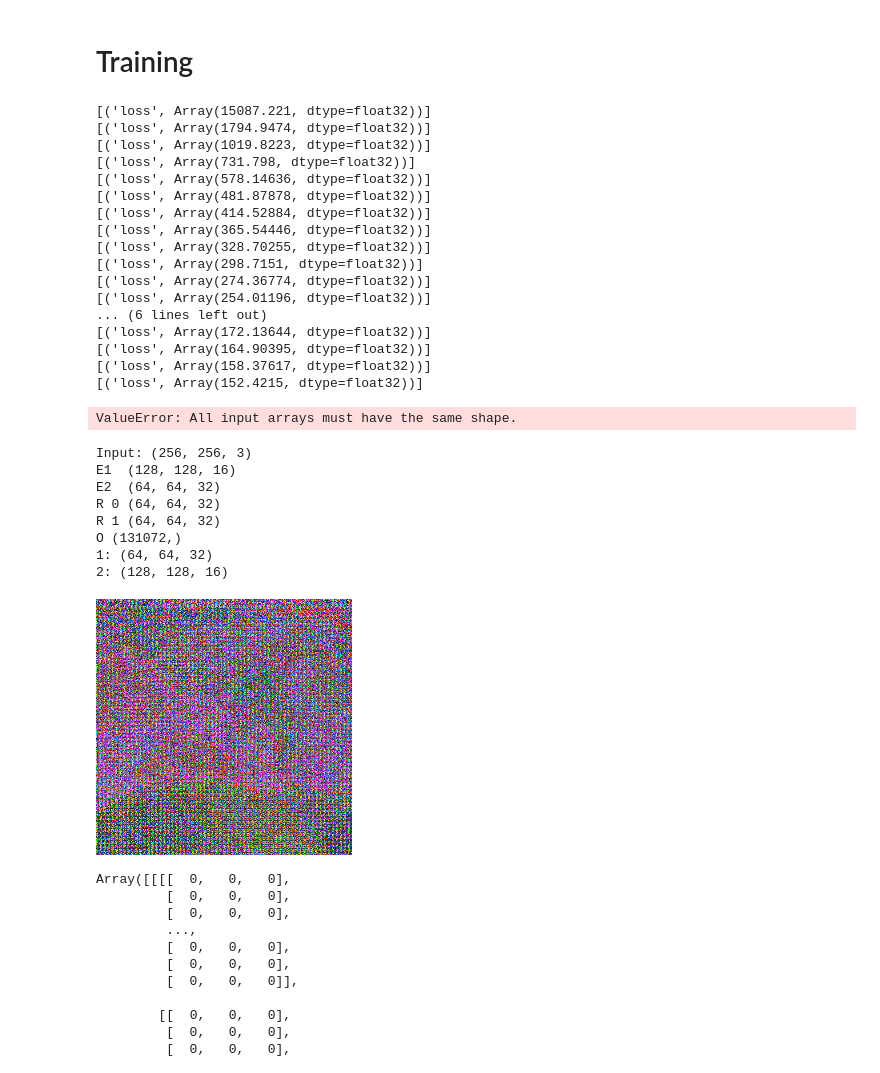
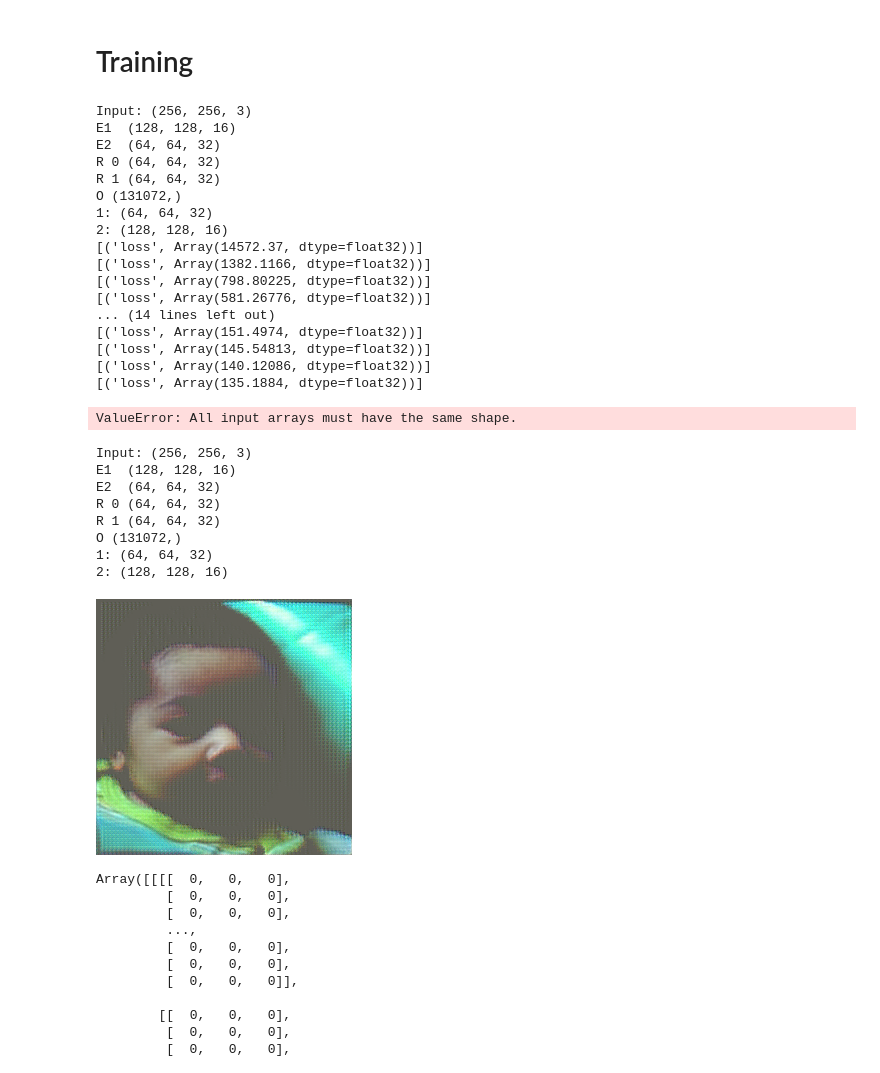
Before and after one commit to MaxGubin/video_encoders, a Jupyter notebook: vqvae.ipynb, the cells around one changed output. Cells and saved outputs as stored; diff of their text form; code cells hidden in the pictures.

Commit message:
Image can be restored but the quality is not good.

```diff
--- a/vqvae.ipynb
+++ b/vqvae.ipynb
@@ -238,39 +256,40 @@ for step, batch in enumerate(batched_data):
     data = batch['x']
     train_step(model, optimizer, metrics, data)
     if step%100 == 0:
-        print([(m, v) for m,v in metrics.compute().items()])
+        print(step,':',[(m, v) for m,v in metrics.compute().items()])
 # %% [output]
-[('loss', Array(15087.221, dtype=float32))]
-[('loss', Array(1794.9474, dtype=float32))]
-[('loss', Array(1019.8223, dtype=float32))]
-[('loss', Array(731.798, dtype=float32))]
-[('loss', Array(578.14636, dtype=float32))]
-[('loss', Array(481.87878, dtype=float32))]
-[('loss', Array(414.52884, dtype=float32))]
-[('loss', Array(365.54446, dtype=float32))]
-[('loss', Array(328.70255, dtype=float32))]
-[('loss', Array(298.7151, dtype=float32))]
-[('loss', Array(274.36774, dtype=float32))]
-[('loss', Array(254.01196, dtype=float32))]
-... (6 lines left out)
-[('loss', Array(172.13644, dtype=float32))]
-[('loss', Array(164.90395, dtype=float32))]
-[('loss', Array(158.37617, dtype=float32))]
-[('loss', Array(152.4215, dtype=float32))]
+Input: (256, 256, 3)
+E1  (128, 128, 16)
+E2  (64, 64, 32)
+R 0 (64, 64, 32)
+R 1 (64, 64, 32)
+O (131072,)
+1: (64, 64, 32)
+2: (128, 128, 16)
+[('loss', Array(14572.37, dtype=float32))]
+[('loss', Array(1382.1166, dtype=float32))]
+[('loss', Array(798.80225, dtype=float32))]
+[('loss', Array(581.26776, dtype=float32))]
+... (14 lines left out)
+[('loss', Array(151.4974, dtype=float32))]
+[('loss', Array(145.54813, dtype=float32))]
+[('loss', Array(140.12086, dtype=float32))]
+[('loss', Array(135.1884, dtype=float32))]
 ValueError: All input arrays must have the same shape.
 # %%
-decoded = jax.vmap(model)(image)
-Image.frombytes('RGB', data=decoded[0].tobytes(), size=(256,256))
+decoded = jax.vmap(model)(wimage)
+Image.frombytes('RGB', data=dewhitenen(decoded[0]).tobytes(), size=(256,256))
+#dewhitenen(decoded)
 # %% [output]
 Input: (256, 256, 3)
 E1  (128, 128, 16)
 E2  (64, 64, 32)
 R 0 (64, 64, 32)
 R 1 (64, 64, 32)
 O (131072,)
 1: (64, 64, 32)
 2: (128, 128, 16)
-[figure, old version]
+[figure, new version]
 # %%
 image
 # %% [output]
```
Also changed, not shown: parts of 1 cell of this notebook.
